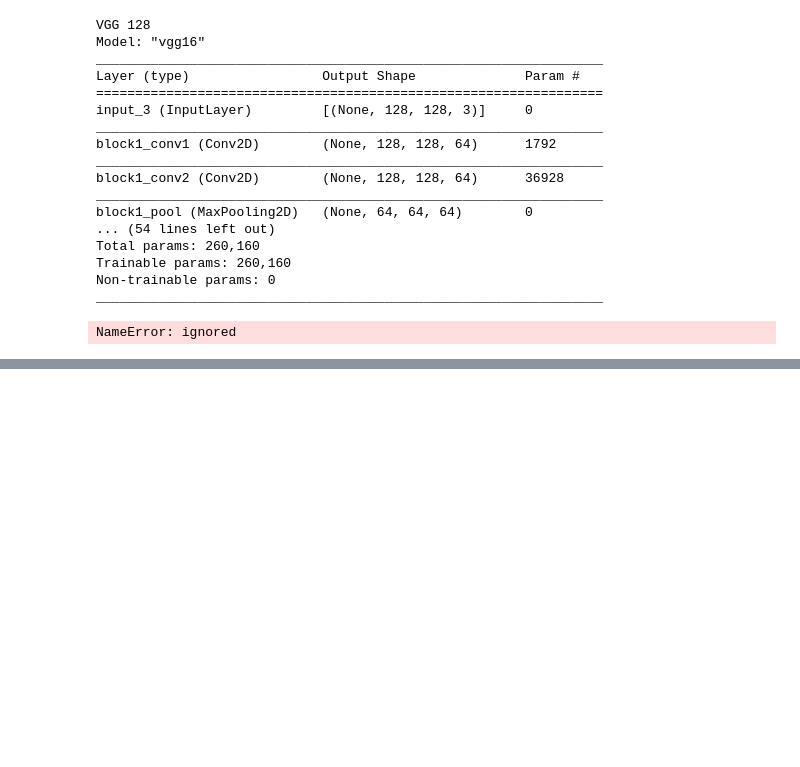
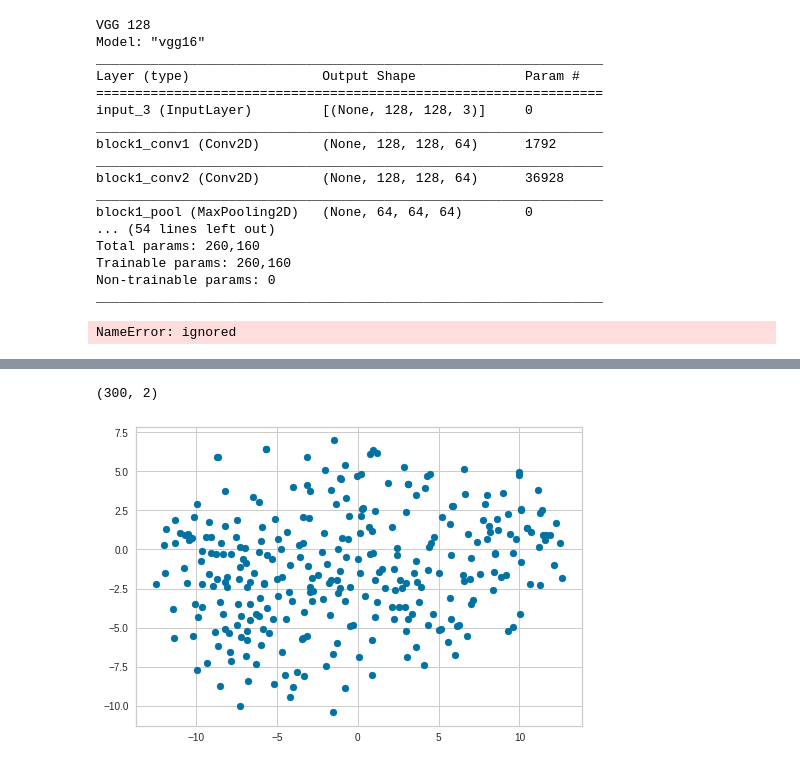
Before and after one commit to rutia2044/rutiarbiv-gmail.com, a Jupyter notebook: Copy_of_עותק_של_Untitled.ipynb, the cells around one changed output, grey strips where cells are left out. Cells and saved outputs as stored; diff of their text form; code cells hidden in the pictures; blank space fills up the shorter version.

```diff
--- a/Copy_of_עותק_של_Untitled.ipynb
+++ b/Copy_of_עותק_של_Untitled.ipynb
@@ -608,0 +729,15 @@ NameError: ignored
+# %%
+from sklearn.manifold import TSNE
+encoded_imgs_reshape = encoded_imgs.reshape(300,16*16*128)
+
+X_embedded = TSNE(n_components=2).fit_transform(encoded_imgs_reshape)
+X_embedded.shape
+# %% [output]
+(300, 2)
+# %%
+
+import matplotlib.pyplot as plt
+plt.scatter(X_embedded[:,0:1], X_embedded[:,1:2])
+plt.show()
+# %% [output]
+[figure, added]
```
Also changed, not shown: parts of 13 cells of this notebook.
